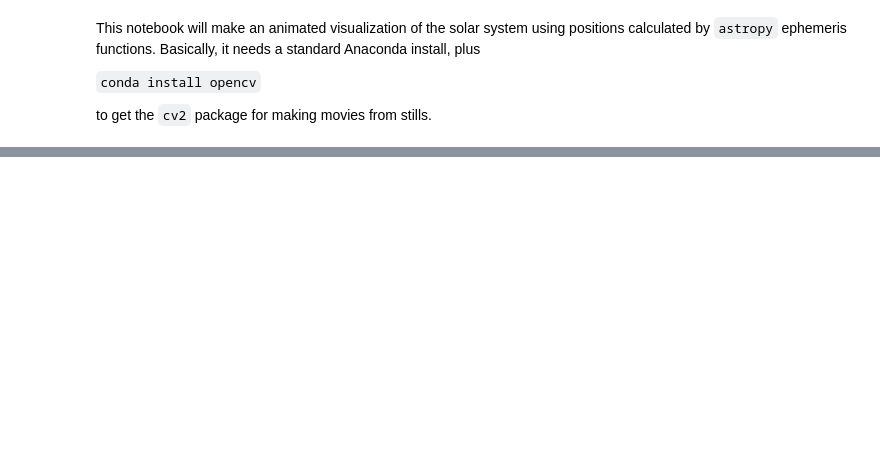
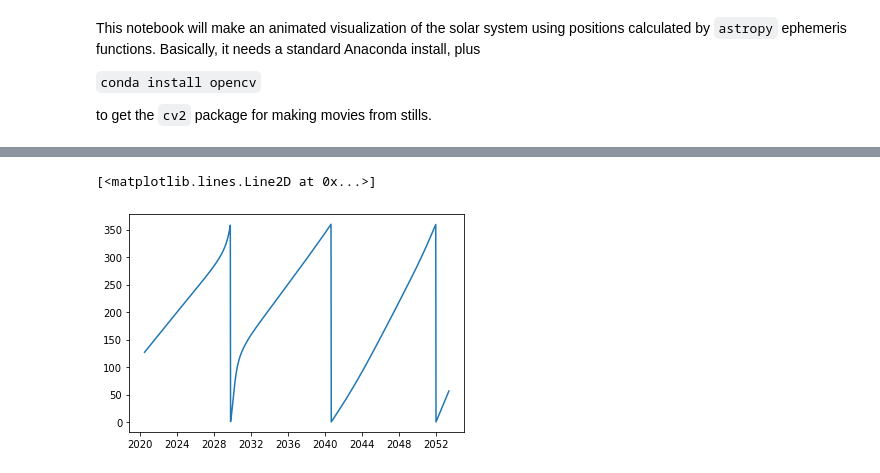
Before and after one commit to jaguirre/ASTR250CourseMaterial, a Jupyter notebook: AModelOfPlanetaryOrbits/Orrery.ipynb, the cells around one changed output, grey strips where cells are left out. Cells and saved outputs as stored; diff of their text form; code cells hidden in the pictures; blank space fills up the shorter version.

```diff
--- a/AModelOfPlanetaryOrbits/Orrery.ipynb
+++ b/AModelOfPlanetaryOrbits/Orrery.ipynb
@@ -80,0 +88,5 @@ coords['mars']
+# %%
+plt.plot(times.datetime,coords['sun']['theta_hel'])
+# %% [output]
+[<matplotlib.lines.Line2D at 0x...>]
+[figure, added]
```
Also changed, not shown: parts of 14 cells of this notebook.
